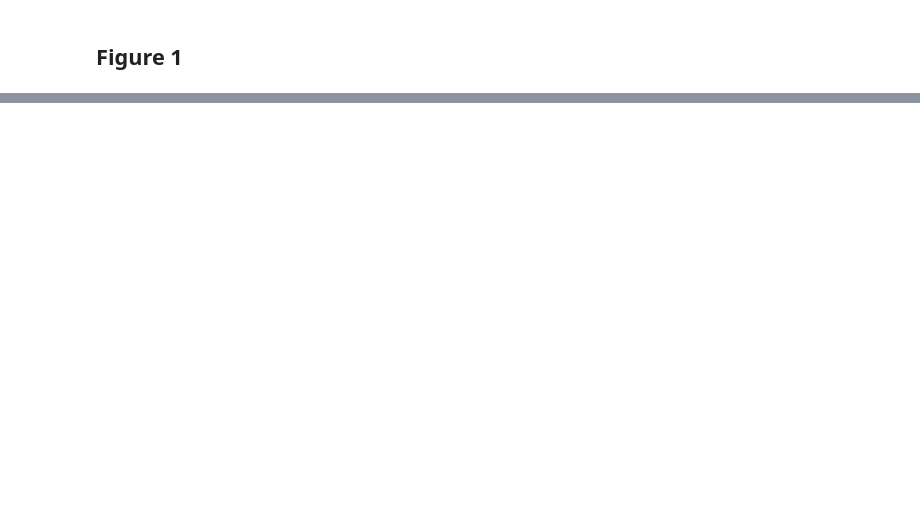
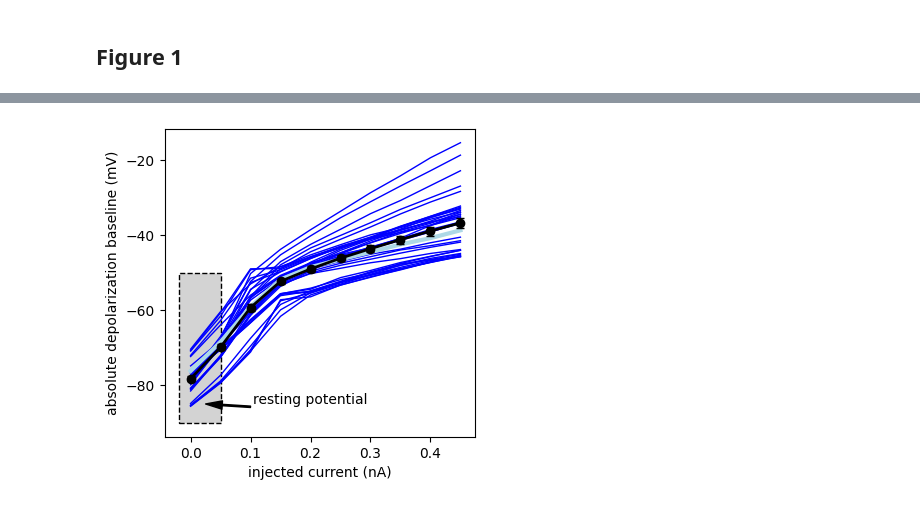
Before and after one commit to NeuroPSI-Neuroinformatics/case-studies-for-data-reuse, a Jupyter notebook: 10.25493-VAV5-BXU/GaradLessmann2022.ipynb, the cells around one changed output, grey strips where cells are left out. Drawn from its saved outputs; the diff is of its cells as text; code cells hidden in the pictures; blank space fills up the shorter version.

```diff
--- a/10.25493-VAV5-BXU/GaradLessmann2022.ipynb
+++ b/10.25493-VAV5-BXU/GaradLessmann2022.ipynb
@@ -433 +349,41 @@ plt.show()
+# %%
+dbl_by_recording = {}
+
+for file_path in glob("downloads/*.ABF"):
+    recording_id, ext = os.path.splitext(os.path.basename(file_path))
+    data = get_io(file_path).read()
+    signal = data[0].segments[0].analogsignals[0] + ljp_correction
+    dbl_by_recording[recording_id] = [
+        get_dbl(
+            get_trace(signal, cpa)
+        )
+        for cpa in current_pulse_amplitudes
+    ]
+# %%
+from matplotlib.patches import Rectangle
+
+injected_current = pq.Quantity(current_pulse_amplitudes, stimulus_config["amplitude_units"]).rescale("nA")
+dbl_data = np.array(list(dbl_by_recording.values()))
+dbl_mean = dbl_data.mean(axis=0)
+assert dbl_data.shape[0] == 35, dbl_data.shape
+dbl_sem = np.std(dbl_data, ddof=1, axis=0) / np.sqrt(dbl_data.shape[0])
+
+fig, ax = plt.subplots(figsize=(4, 4))
+for recording_id in dbl_by_recording:
+    ax.plot(injected_current, dbl_by_recording[recording_id], color='blue', linewidth=1)
+ax.plot(injected_current, dbl_by_recording['170518_4e'], color='lightblue', linewidth=3)
+ax.errorbar(injected_current, dbl_mean, yerr=dbl_sem, fmt='o-', color='black', linewidth=2, capsize=3)
+
+rest_pot = Rectangle((-0.02, -90), 0.07, 40, linewidth=1, edgecolor = 'black', facecolor='lightgray', linestyle='--')
+ax.add_patch(rest_pot)
+ax.annotate('resting potential', xy=(0.025, -85), xytext=(0.2, -85),
+            arrowprops=dict(facecolor='black', shrink=0, width=1, headwidth=6),
+            fontsize=10, ha='center')
+
+ax.set_yticks(np.arange(-80, 0, 20))
+plt.xlabel("injected current (nA)")
+plt.ylabel("absolute depolarization baseline (mV)")
+plt.show()
+# %% [output]
+[figure, added]
 # %% [markdown]
```
Also changed, not shown: parts of 24 cells of this notebook.
